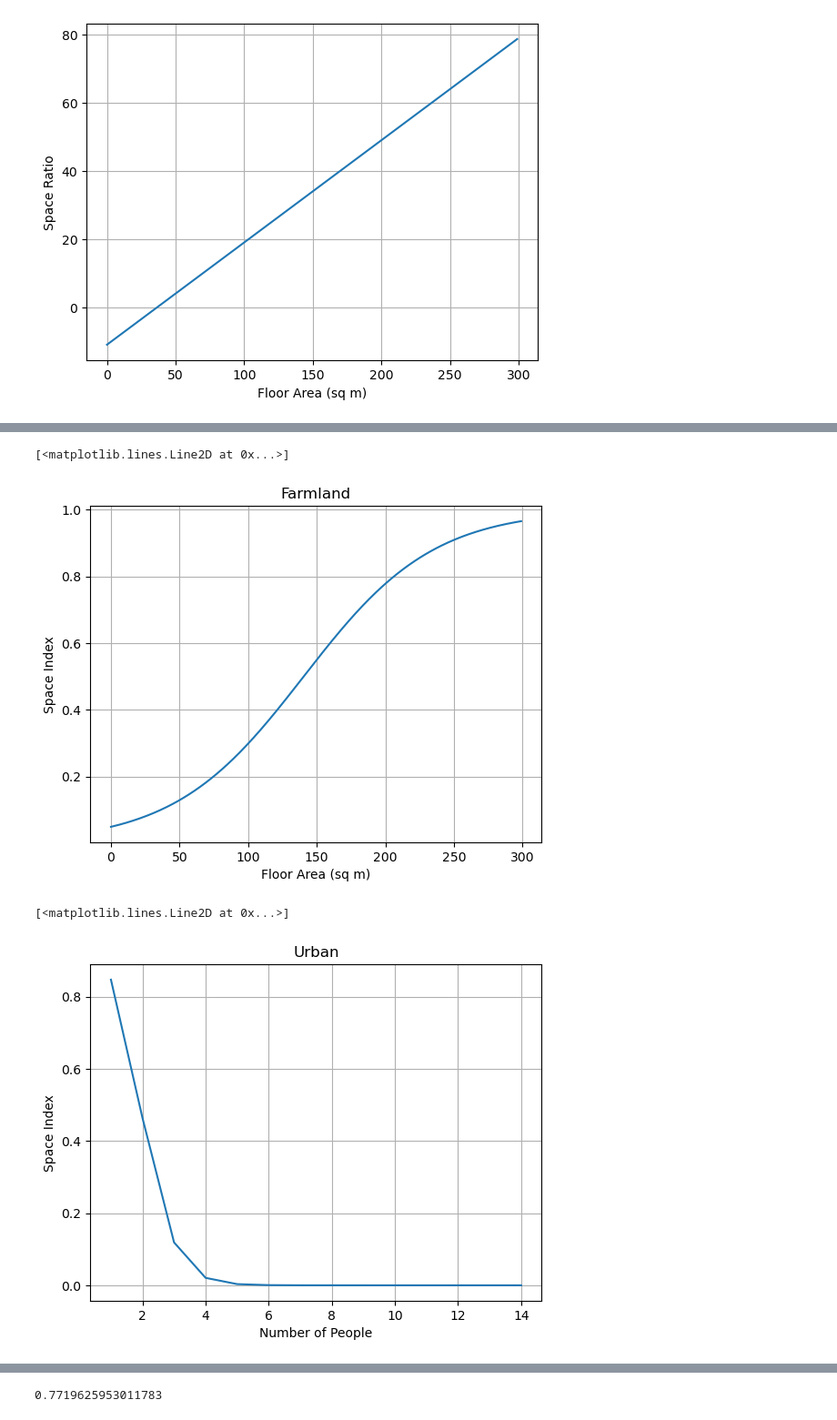
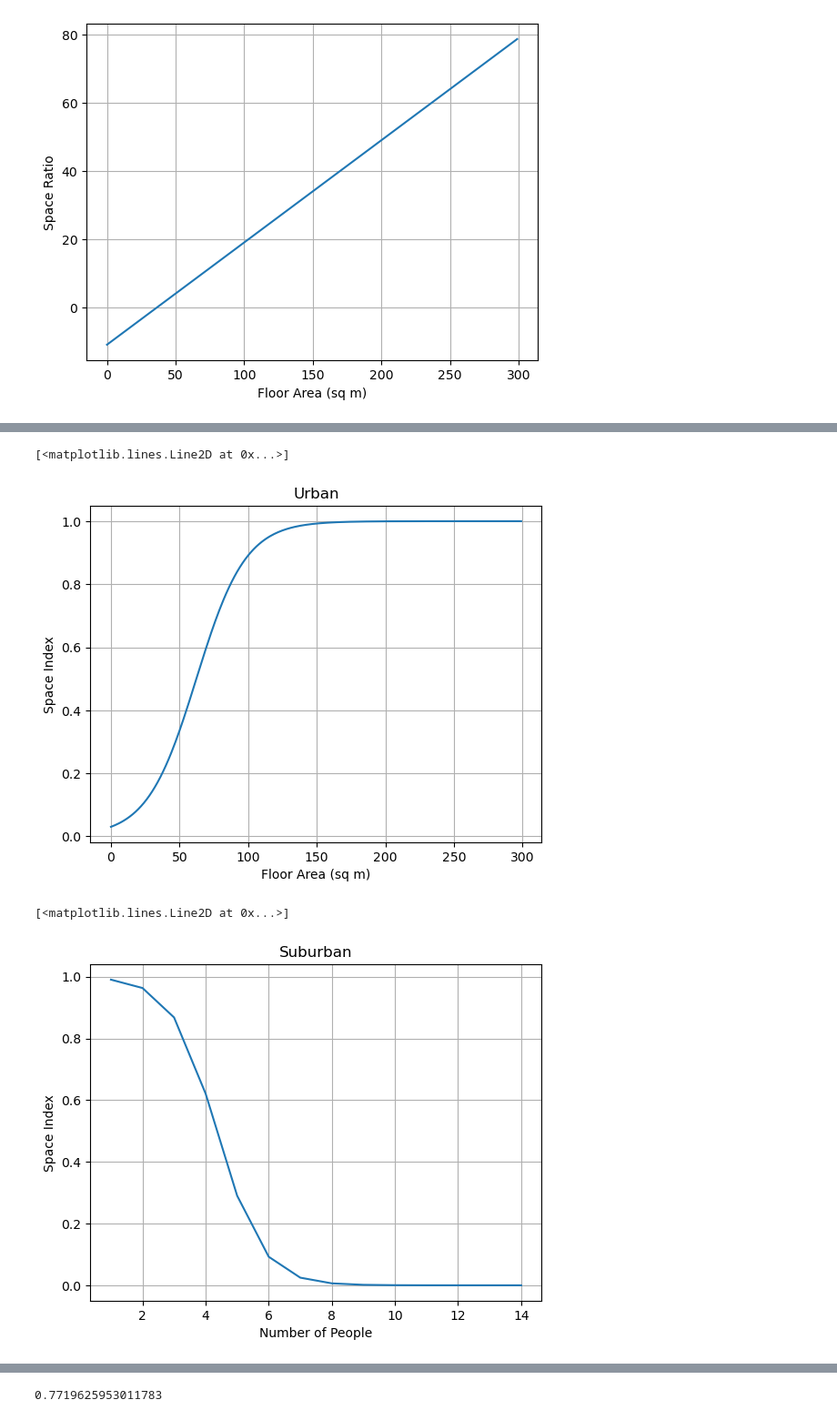
Before and after one commit to i2mx/IMMC-A-2024, a Jupyter notebook: Question1Model.ipynb, the cells around one changed output, grey strips where cells are left out. Shown at 91% size. Saved outputs shown, nothing was run; the diff lists cells and outputs as text; code cells hidden in the pictures.

```diff
--- a/Question1Model.ipynb
+++ b/Question1Model.ipynb
@@ -90,7 +125,7 @@ plt.plot(X,Y)
 [<matplotlib.lines.Line2D at 0x...>]
 [figure]
 # %%
-def get_space_ratio(floor_area, outside_area, people, space_for_pet = 2, neccesary_space = 0, space_per_person = 20):
+def get_space_ratio(floor_area, outside_area, people, space_for_pet, neccesary_space = 0, space_per_person = 20):
     human_space = 0.6 * floor_area + 10*math.log10(outside_area+1) - neccesary_space - space_per_person*people - space_for_pet
     # space = 0.6 * floor_area + 10 * math.log10(outside_area + 1)
     space_ratio = human_space / space_for_pet
@@ -98,7 +133,7 @@ def get_space_ratio(floor_area, outside_area, people, space_for_pet = 2, neccesa
     return space_ratio
 
 X = np.arange(1, 12, 1)
-Y = np.array([get_space_ratio(300, 600, x) for x in X])
+Y = np.array([get_space_ratio(300, 600, x, space_for_pet) for x in X])
 
 plt.grid()
 plt.xlabel("Number of People")
@@ -118,3 +153,12 @@ plt.plot(X,Y)
 # %% [output]
 [<matplotlib.lines.Line2D at 0x...>]
 [figure]
+# %%
+# Get space index
+def get_space_index(floor_area, outside_area, people, population_density, space_for_pet, neccesary_space = 10, space_per_person = 20):
+    ratio = get_space_ratio(floor_area, outside_area, people, space_for_pet, neccesary_space, space_per_person)
+
+    median = -0.00559007*population_density + 26.1558
+    steepness = 0.0000275031*population_density + 0.0702201
+
+    return 1/(1+math.exp(-steepness*(ratio-median)))
@@ -121,18 +190,13 @@ plt.plot(X,Y)
 # %%
-# FARM LAND
-def get_space_index(floor_area, outside_area, people, population_density, space_for_pet = 2, neccesary_space = 10, space_per_person = 20):
-    ratio = get_space_ratio(floor_area, outside_area, people, space_for_pet, neccesary_space, space_per_person)
-
-    median = -0.00559007*population_density + 26.1558
-    steepness = 0.0000275031*population_density + 0.0702201
-
-    return 1/(1+math.exp(-steepness*(ratio-median)))
+# def get_space_index_URBAN(floor_area, outside_area, people, space_for_pet = 2, neccesary_space = 10, space_per_person = 20):
+   # ratio = get_space_ratio(floor_area, outside_area, people, space_for_pet, neccesary_space, space_per_person)
+   # return 1/(1+math.exp(-0.2*(ratio-1)))
 
 X = np.arange(1, 15, 1)
-Y = np.array([get_space_index(300, 10000, x, 2.5) for x in X])
+Y = np.array([get_space_index(floor_area_urban, outside_area_urban, x, population_density_urban, space_for_pet) for x in X])
 
 plt.grid()
-plt.title("Farmland")
+plt.title("Urban")
 plt.xlabel("Number of People")
 plt.ylabel("Space Index")
 plt.plot(X,Y)
@@ -142,29 +206,29 @@ plt.plot(X,Y)
 # %%
 X = np.arange(0, 300, 1)
-Y = np.array([get_space_index(x, 0, 1, 2.5) for x in X])
+Y = np.array([get_space_index(x, 0, 1, population_density_urban, space_for_pet) for x in X])
 
 plt.grid()
-plt.title("Farmland")
+plt.title("Urban")
 plt.xlabel("Floor Area (sq m)")
 plt.ylabel("Space Index")
 plt.plot(X,Y)
 # %% [output]
 [<matplotlib.lines.Line2D at 0x...>]
-[figure, old version]
+[figure, new version]
 # %%
-# def get_space_index_URBAN(floor_area, outside_area, people, space_for_pet = 2, neccesary_space = 10, space_per_person = 20):
-   # ratio = get_space_ratio(floor_area, outside_area, people, space_for_pet, neccesary_space, space_per_person)
-   # return 1/(1+math.exp(-0.2*(ratio-1)))
+# def get_space_index_SUBURBAN(floor_area, outside_area, people, space_for_pet = 2, neccesary_space = 10, space_per_person = 20):
+  #  ratio = get_space_ratio(floor_area, outside_area, people, space_for_pet, neccesary_space, space_per_person)
+   # return 1/(1+math.exp(-0.115*(ratio-15)))
 
 X = np.arange(1, 15, 1)
-Y = np.array([get_space_index(80, 5, x, 4200) for x in X])
+Y = np.array([get_space_index(floor_area_suburban, outside_area_suburban, x, population_density_suburban, space_for_pet) for x in X])
 
 plt.grid()
-plt.title("Urban")
+plt.title("Suburban")
 plt.xlabel("Number of People")
 plt.ylabel("Space Index")
 plt.plot(X,Y)
 # %% [output]
 [<matplotlib.lines.Line2D at 0x...>]
-[figure, old version]
+[figure, new version]
 # %%
```
Also changed, not shown: parts of 15 cells of this notebook.
